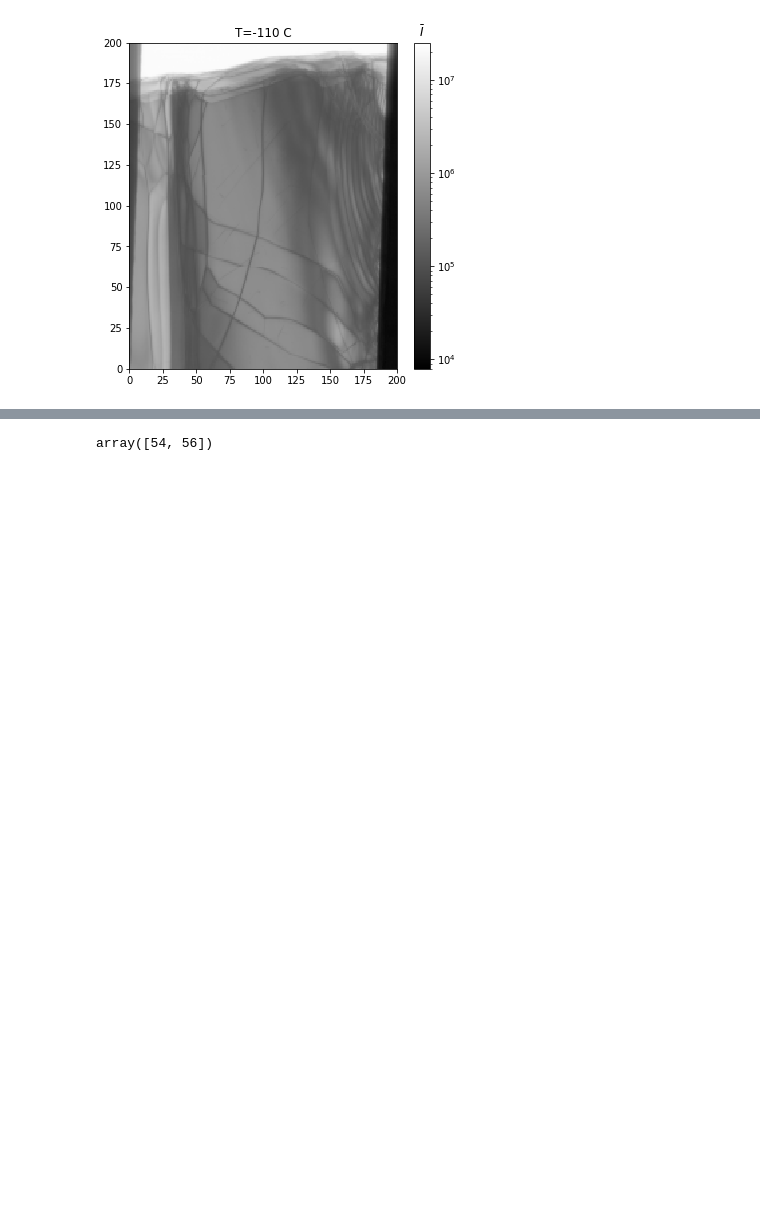
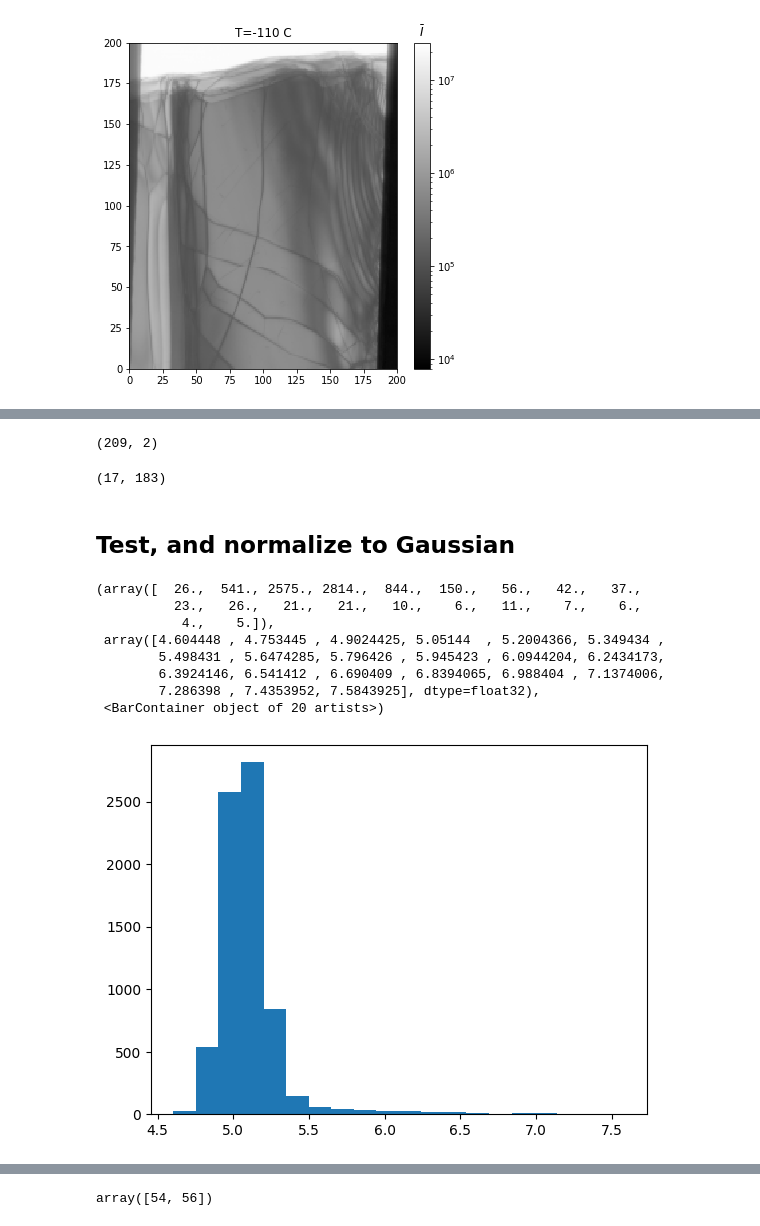
Before and after one commit to hainingpan/4D, a Jupyter notebook: XTEC_STEM_recal.ipynb, the cells around one changed output, grey strips where cells are left out. Saved outputs shown, nothing was run; the diff lists cells and outputs as text; code cells hidden in the pictures; blank space fills up the shorter version.

```diff
--- a/XTEC_STEM_recal.ipynb
+++ b/XTEC_STEM_recal.ipynb
@@ -139,0 +137,4 @@ mask.sum()/np.prod(data.shape)
+# %%
+center_list=[find_threshold_rel(data=I[T_idx,x,y,45:65,45:65],err=0,mask_target=1)[1] for T_idx in range(T.shape[0]-1)]
+# %%
+offset_list=[center-center_list[0] for center in center_list]
@@ -139,0 +143,28 @@ mask.sum()/np.prod(data.shape)
+# %%
+mask_ind_shift=[mask_ind+offset for offset in offset_list]
+# %%
+Data_ind=mask_ind_shift[0]
+Data_thresh=np.log10(np.array([I[T_ind,x,y][tuple(ind.T)] for T_ind,ind in zip(range(T.shape[0]-1),mask_ind_shift)]))
+# Data_thresh=(np.log10(np.array([I[T_ind,x,y][tuple(ind.T)] for T_ind,ind in zip(range(T.shape[0]-1),mask_ind_shift)]))+np.log10(np.array([I[T_ind,x+1,y][tuple(ind.T)] for T_ind,ind in zip(range(T.shape[0]-1),mask_ind_shift)]))+np.log10(np.array([I[T_ind,x-1,y][tuple(ind.T)] for T_ind,ind in zip(range(T.shape[0]-1),mask_ind_shift)]))+np.log10(np.array([I[T_ind,x,y+1][tuple(ind.T)] for T_ind,ind in zip(range(T.shape[0]-1),mask_ind_shift)]))+np.log10(np.array([I[T_ind,x,y-1][tuple(ind.T)] for T_ind,ind in zip(range(T.shape[0]-1),mask_ind_shift)])))/5
+# %%
+Data_ind.shape
+# %% [output]
+(209, 2)
+# %%
+Data_thresh.shape
+# %% [output]
+(17, 183)
+# %% [markdown]
+## Test, and normalize to Gaussian
+# %%
+plt.hist(Data_thresh.flatten(),bins=20)
+# %% [output]
+(array([  26.,  541., 2575., 2814.,  844.,  150.,   56.,   42.,   37.,
+          23.,   26.,   21.,   21.,   10.,    6.,   11.,    7.,    6.,
+           4.,    5.]),
+ array([4.604448 , 4.753445 , 4.9024425, 5.05144  , 5.2004366, 5.349434 ,
+        5.498431 , 5.6474285, 5.796426 , 5.945423 , 6.0944204, 6.2434173,
+        6.3924146, 6.541412 , 6.690409 , 6.8394065, 6.988404 , 7.1374006,
+        7.286398 , 7.4353952, 7.5843925], dtype=float32),
+ <BarContainer object of 20 artists>)
+[figure, added]
```
Also changed, not shown: parts of 48 cells of this notebook.
